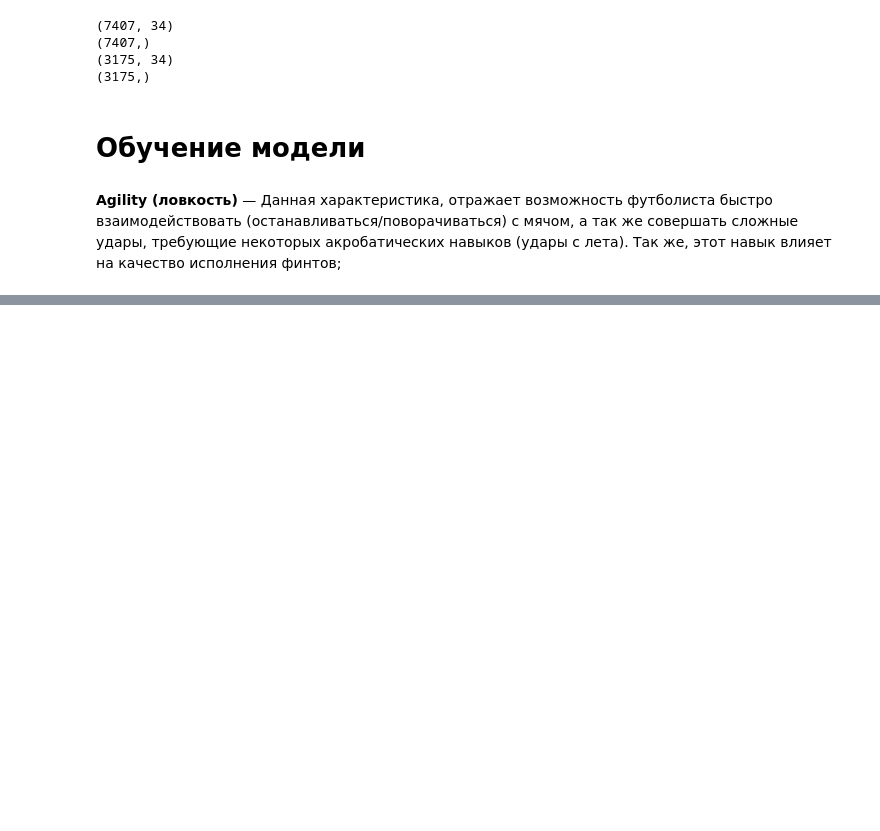
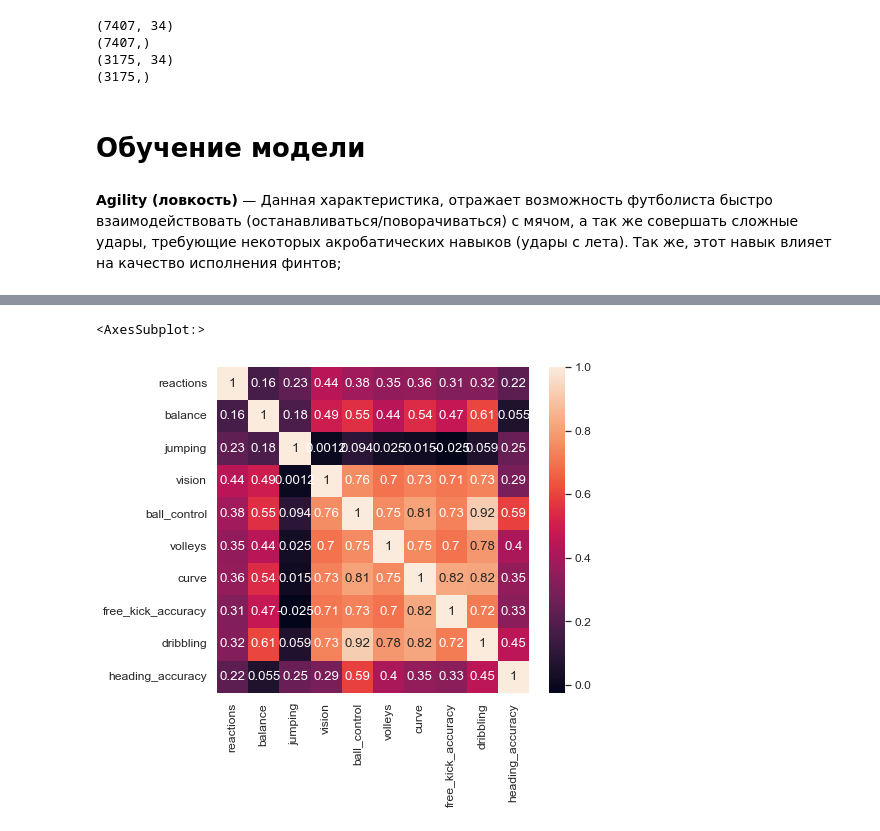
Before and after one commit to zappaz00/3_linear_regression, a Jupyter notebook: linear_regression.ipynb, the cells around one changed output, grey strips where cells are left out. Drawn from its saved outputs; the diff is of its cells as text; code cells hidden in the pictures; blank space fills up the shorter version.

```diff
--- a/linear_regression.ipynb
+++ b/linear_regression.ipynb
@@ -1747,3 +1747,5 @@ print(y_test.shape)
 # Обучение модели
 # %% [markdown]
 **Agility (ловкость)** — Данная характеристика, отражает возможность футболиста быстро взаимодействовать (останавливаться/поворачиваться) с мячом, а так же совершать сложные удары, требующие некоторых акробатических навыков (удары с лета). Так же, этот навык влияет на качество исполнения финтов;
+# %%
+features_init = ['reactions', 'balance', 'jumping', 'vision', 'ball_control', 'volleys', 'curve', 'free_kick_accuracy', 'dribbling', 'heading_accuracy']
@@ -1749,0 +1766,6 @@ print(y_test.shape)
+# %%
+corr_matrix = DF_TRAIN[features_init]
+sns.heatmap(corr_matrix.corr(), annot=True)
+# %% [output]
+<AxesSubplot:>
+[figure, added]
```
Also changed, not shown: parts of 7 cells of this notebook.
